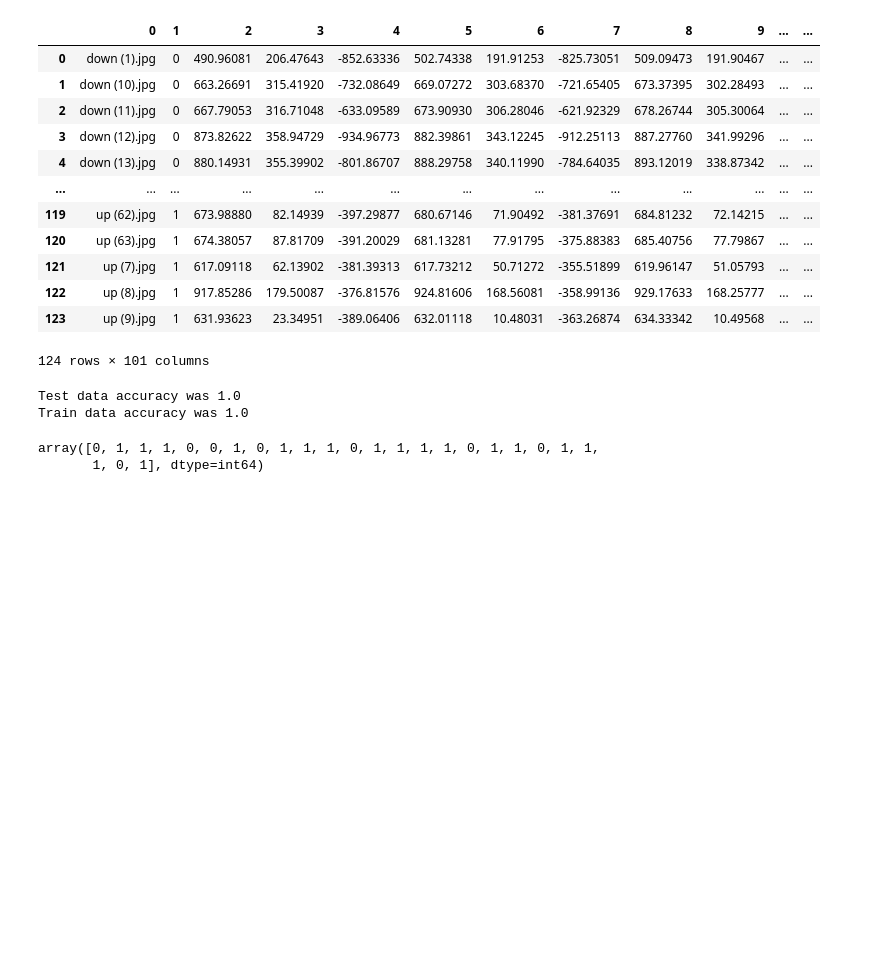
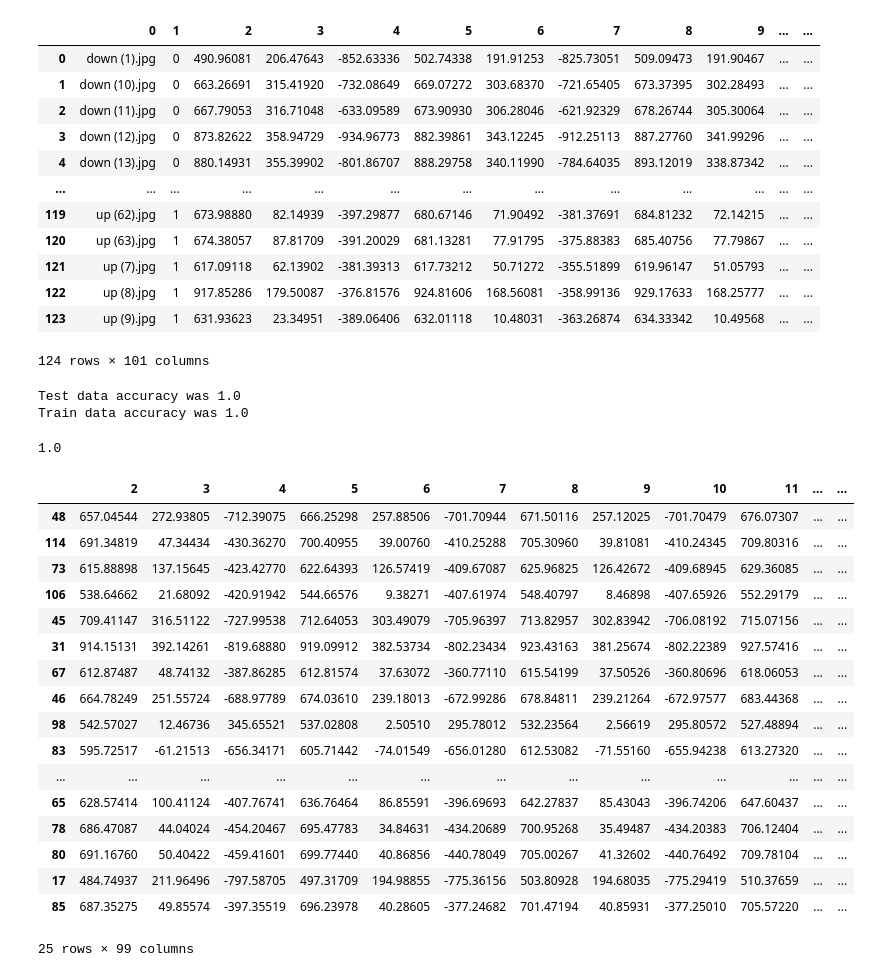
Before and after one commit to andersgom/norep-app, a Jupyter notebook: classmodel.ipynb, the cells around one changed output. Drawn from its saved outputs; the diff is of its cells as text; code cells hidden in the pictures; blank space fills up the shorter version.

```diff
--- a/classmodel.ipynb
+++ b/classmodel.ipynb
@@ -88,8 +88,31 @@ print("Train data accuracy was", knn.score(X_train, y_train))
 # %% [output]
 Test data accuracy was 1.0
 Train data accuracy was 1.0
-# %%
-knn.predict(X_test)
-# %% [output]
-array([0, 1, 1, 1, 0, 0, 1, 0, 1, 1, 1, 0, 1, 1, 1, 1, 0, 1, 1, 0, 1, 1,
-       1, 0, 1], dtype=int64)
+# %%
+from sklearn.metrics import accuracy_score
+
+y_pred = knn.predict(X_test)
+accuracy_score(y_test, y_pred)
+# %% [output]
+1.0
+# %%
+X_test[2]
+# %% [output]
+|  | 2 | 3 | 4 | 5 | 6 | 7 | 8 | 9 | 10 | 11 | ... | ... |
+| 48 | 657.04544 | 272.93805 | -712.39075 | 666.25298 | 257.88506 | -701.70944 | 671.50116 | 257.12025 | -701.70479 | 676.07307 | ... | ... |
+| 114 | 691.34819 | 47.34434 | -430.36270 | 700.40955 | 39.00760 | -410.25288 | 705.30960 | 39.81081 | -410.24345 | 709.80316 | ... | ... |
+| 73 | 615.88898 | 137.15645 | -423.42770 | 622.64393 | 126.57419 | -409.67087 | 625.96825 | 126.42672 | -409.68945 | 629.36085 | ... | ... |
+| 106 | 538.64662 | 21.68092 | -420.91942 | 544.66576 | 9.38271 | -407.61974 | 548.40797 | 8.46898 | -407.65926 | 552.29179 | ... | ... |
+| 45 | 709.41147 | 316.51122 | -727.99538 | 712.64053 | 303.49079 | -705.96397 | 713.82957 | 302.83942 | -706.08192 | 715.07156 | ... | ... |
+| 31 | 914.15131 | 392.14261 | -819.68880 | 919.09912 | 382.53734 | -802.23434 | 923.43163 | 381.25674 | -802.22389 | 927.57416 | ... | ... |
+| 67 | 612.87487 | 48.74132 | -387.86285 | 612.81574 | 37.63072 | -360.77110 | 615.54199 | 37.50526 | -360.80696 | 618.06053 | ... | ... |
+| 46 | 664.78249 | 251.55724 | -688.97789 | 674.03610 | 239.18013 | -672.99286 | 678.84811 | 239.21264 | -672.97577 | 683.44368 | ... | ... |
+| 98 | 542.57027 | 12.46736 | 345.65521 | 537.02808 | 2.50510 | 295.78012 | 532.23564 | 2.56619 | 295.80572 | 527.48894 | ... | ... |
+| 83 | 595.72517 | -61.21513 | -656.34171 | 605.71442 | -74.01549 | -656.01280 | 612.53082 | -71.55160 | -655.94238 | 613.27320 | ... | ... |
+| ... | ... | ... | ... | ... | ... | ... | ... | ... | ... | ... | ... | ... |
+| 65 | 628.57414 | 100.41124 | -407.76741 | 636.76464 | 86.85591 | -396.69693 | 642.27837 | 85.43043 | -396.74206 | 647.60437 | ... | ... |
+| 78 | 686.47087 | 44.04024 | -454.20467 | 695.47783 | 34.84631 | -434.20689 | 700.95268 | 35.49487 | -434.20383 | 706.12404 | ... | ... |
+| 80 | 691.16760 | 50.40422 | -459.41601 | 699.77440 | 40.86856 | -440.78049 | 705.00267 | 41.32602 | -440.76492 | 709.78104 | ... | ... |
+| 17 | 484.74937 | 211.96496 | -797.58705 | 497.31709 | 194.98855 | -775.36156 | 503.80928 | 194.68035 | -775.29419 | 510.37659 | ... | ... |
+| 85 | 687.35275 | 49.85574 | -397.35519 | 696.23978 | 40.28605 | -377.24682 | 701.47194 | 40.85931 | -377.25010 | 705.57220 | ... | ... |
+25 rows × 99 columns
```
Also changed, not shown: 2 other files.
